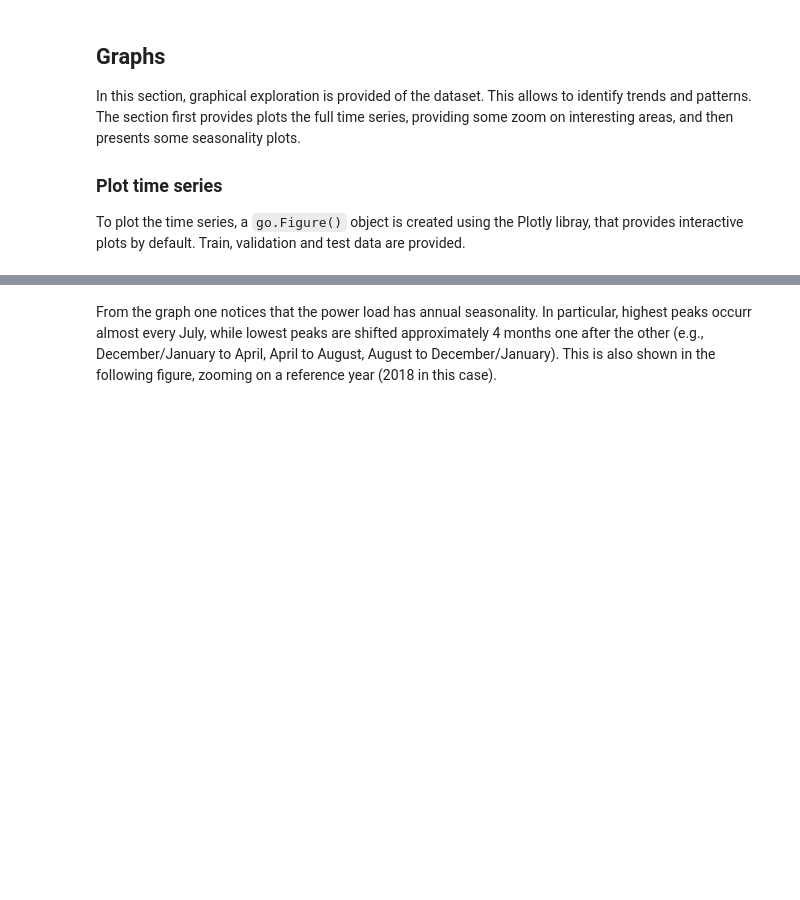
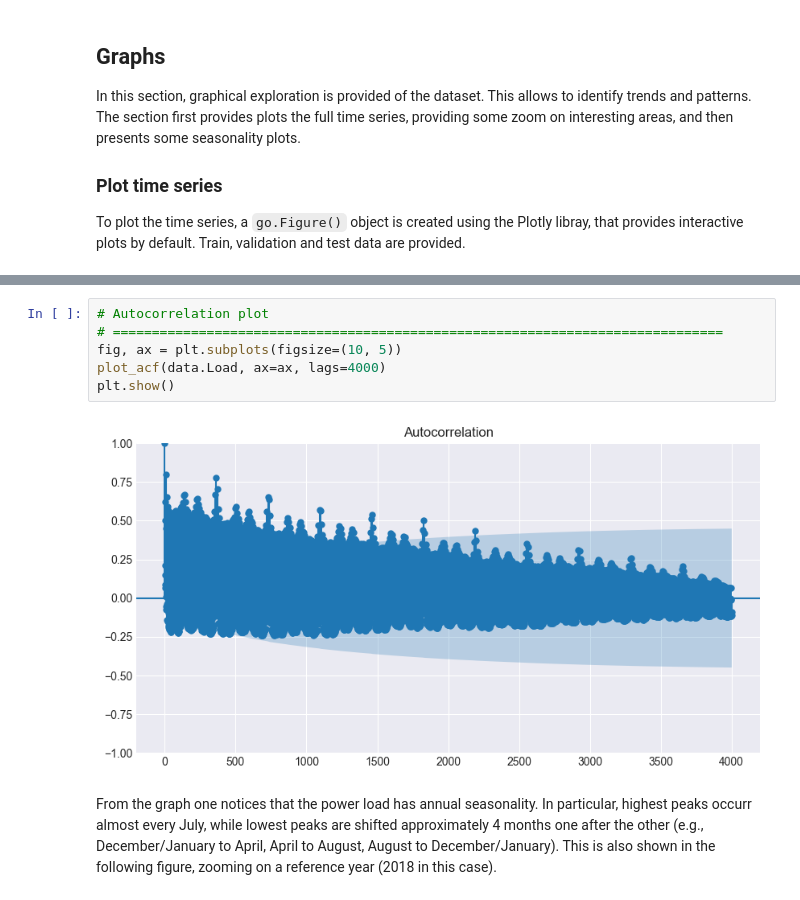
Before and after one commit to andreabellome/time_series_forecasting, a Jupyter notebook: exe_italian_power_loads_challlenge_1.ipynb, the cells around one changed output, grey strips where cells are left out. Saved outputs shown, nothing was run; the diff lists cells and outputs as text; blank space fills up the shorter version.

```diff
--- a/exe_italian_power_loads_challlenge_1.ipynb
+++ b/exe_italian_power_loads_challlenge_1.ipynb
@@ -160,6 +162,14 @@ fig.update_layout(
 fig.show()
 # %% [output]
 [interactive output not drawn]
+# %%
+# Autocorrelation plot
+# ==============================================================================
+fig, ax = plt.subplots(figsize=(10, 5))
+plot_acf(data.Load, ax=ax, lags=4000)
+plt.show()
+# %% [output]
+[figure, added]
 # %% [markdown]
 From the graph one notices that the power load has annual seasonality. In particular, highest peaks occurr almost every July, while lowest peaks are shifted approximately 4 months one after the other (e.g., December/January to April, April to August, August to December/January). This is also shown in the following figure, zooming on a reference year (2018 in this case).
 # %%
```
Also changed, not shown: parts of 1 cell of this notebook, 3 other files.
